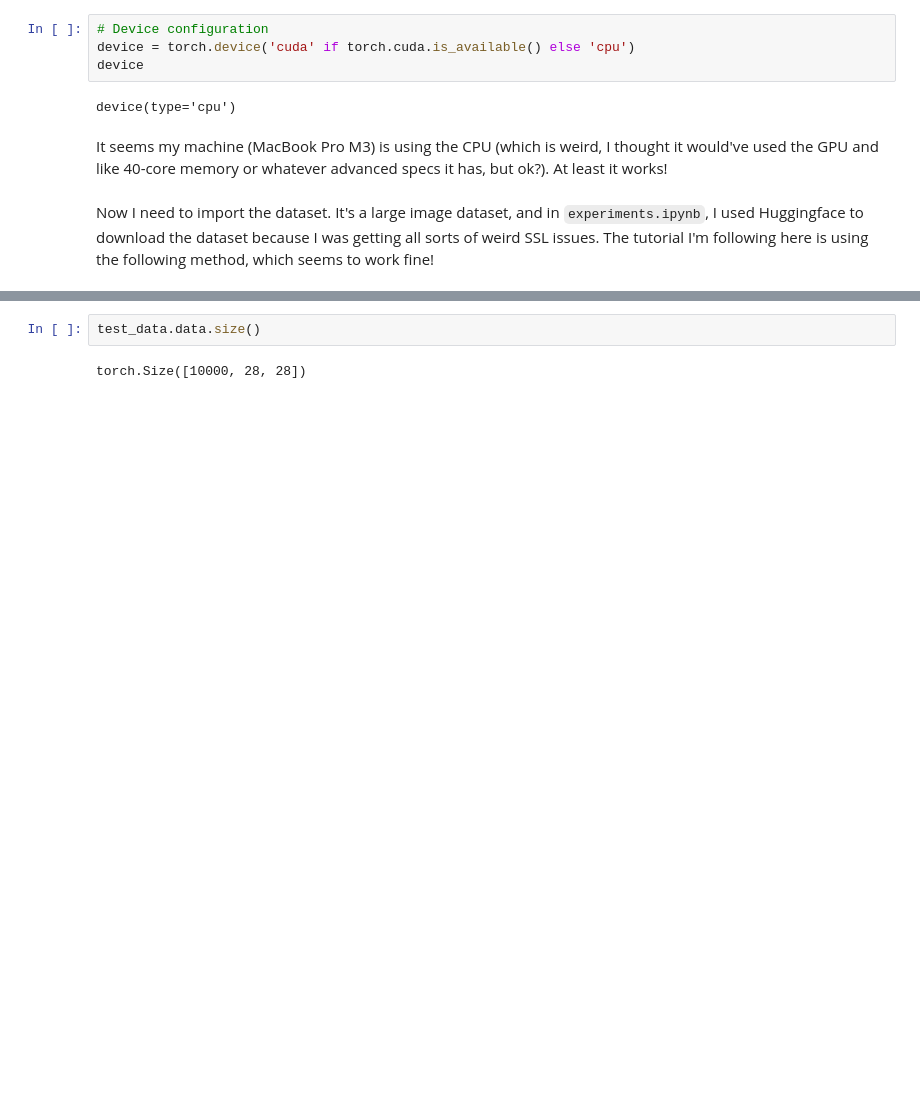
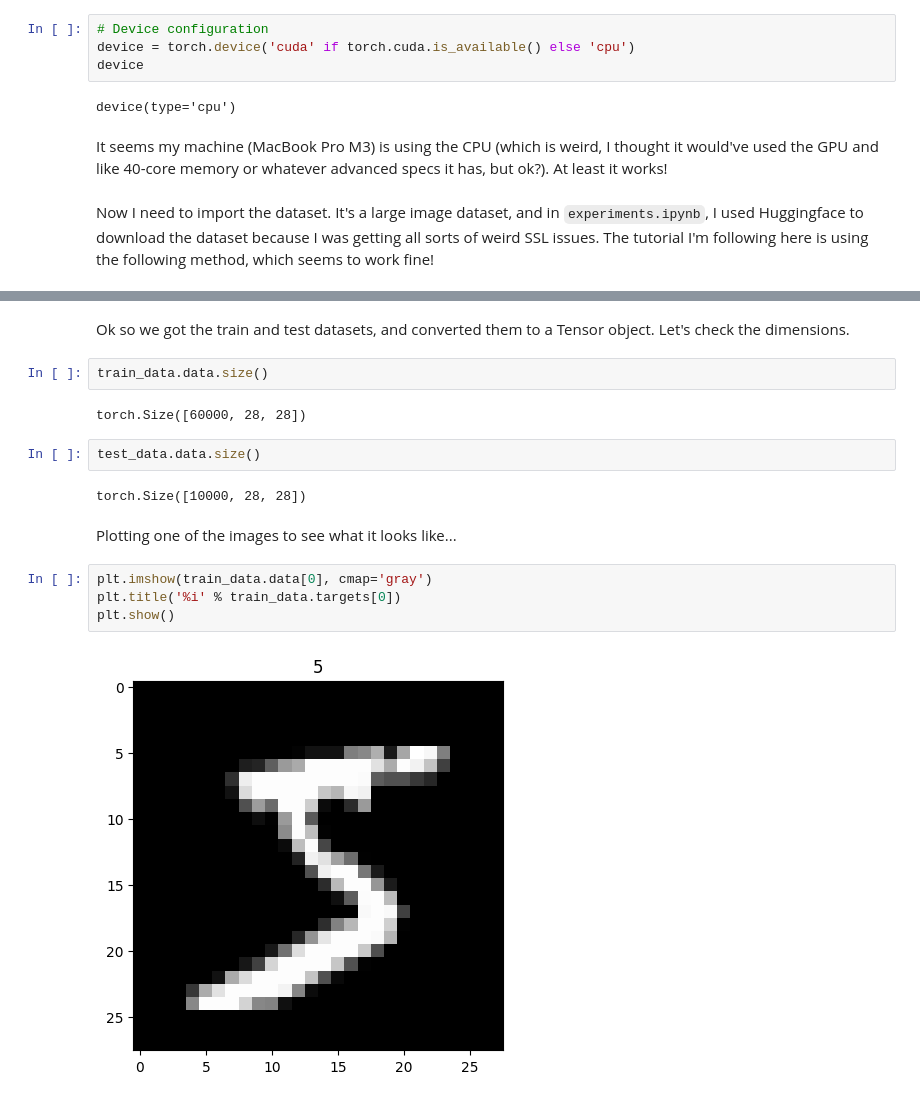
Before and after one commit to awesomecosmos/my-computer-vision-experiments, a Jupyter notebook: code/cnn.ipynb, the cells around one changed output, grey strips where cells are left out. Drawn from its saved outputs; the diff is of its cells as text; blank space fills up the shorter version.

```diff
--- a/code/cnn.ipynb
+++ b/code/cnn.ipynb
@@ -64,7 +68,21 @@ HTTP Error 403: Forbidden
 Downloading https://ossci-datasets.s3.amazonaws.com/mnist/t10k-labels-idx1-ubyte.gz
 Downloading https://ossci-datasets.s3.amazonaws.com/mnist/t10k-labels-idx1-ubyte.gz to data/MNIST/raw/t10k-labels-idx1-ubyte.gz
 Extracting data/MNIST/raw/t10k-labels-idx1-ubyte.gz to data/MNIST/raw
+# %% [markdown]
+Ok so we got the train and test datasets, and converted them to a Tensor object. Let's check the dimensions.
+# %%
+train_data.data.size()
+# %% [output]
+torch.Size([60000, 28, 28])
 # %%
 test_data.data.size()
 # %% [output]
 torch.Size([10000, 28, 28])
+# %% [markdown]
+Plotting one of the images to see what it looks like...
+# %%
+plt.imshow(train_data.data[0], cmap='gray')
+plt.title('%i' % train_data.targets[0])
+plt.show()
+# %% [output]
+[figure, added]
```
Also changed, not shown: parts of 8 cells of this notebook.
